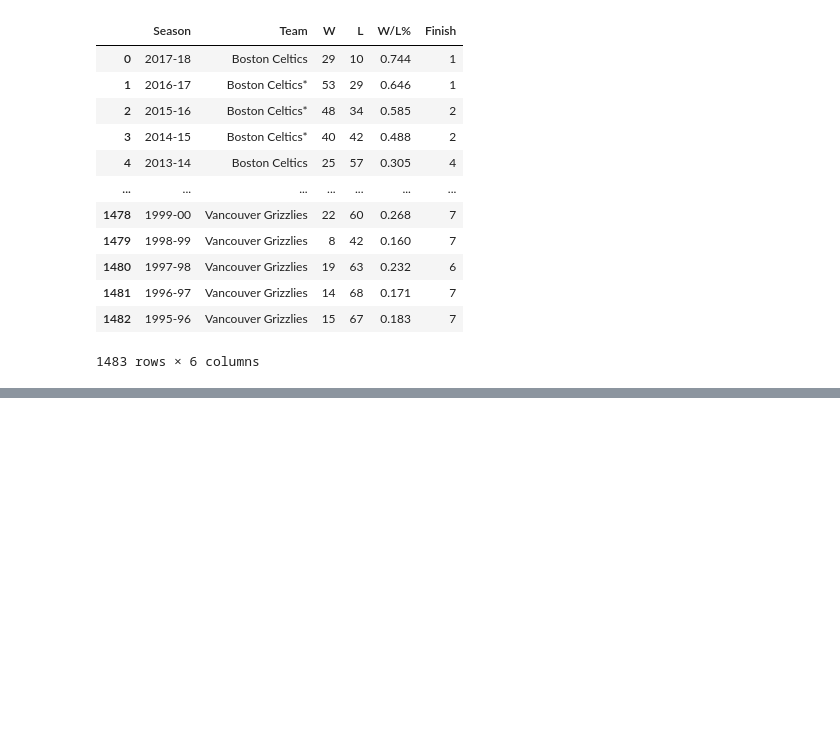
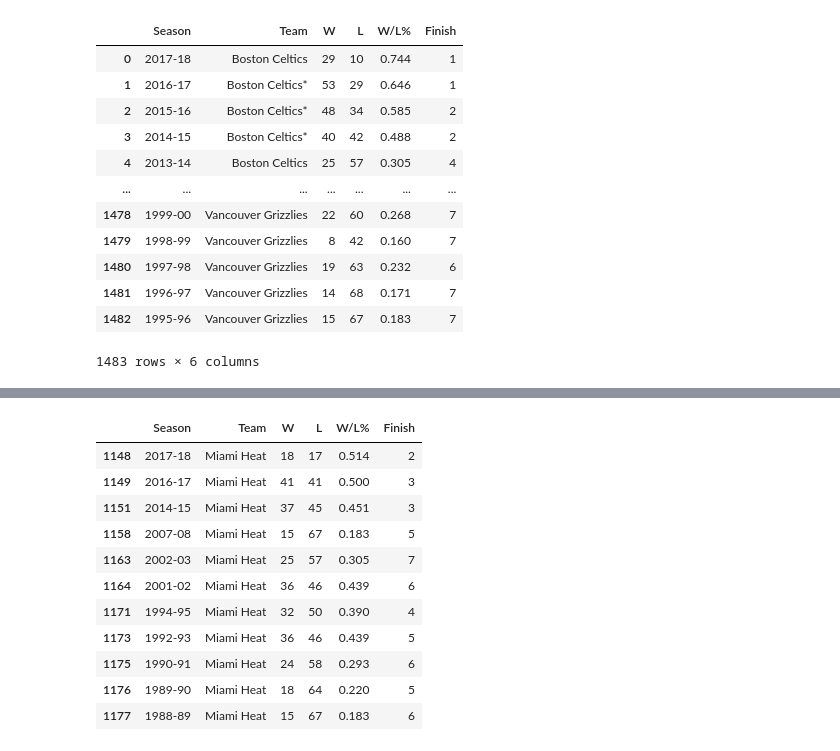
Before and after one commit to paulhji/team_gaap_project1, a Jupyter notebook: NBA Injuries.ipynb, the cells around one changed output, grey strips where cells are left out. Saved outputs shown, nothing was run; the diff lists cells and outputs as text; code cells hidden in the pictures; blank space fills up the shorter version.

```diff
--- a/NBA Injuries.ipynb
+++ b/NBA Injuries.ipynb
@@ -120,0 +174,15 @@ clean_team_records
+# %%
+miami_heat_df=clean_team_records.loc[clean_team_records["Team"] =="Miami Heat",:]
+# %% [output]
+|  | Season | Team | W | L | W/L% | Finish |
+| 1148 | 2017-18 | Miami Heat | 18 | 17 | 0.514 | 2 |
+| 1149 | 2016-17 | Miami Heat | 41 | 41 | 0.500 | 3 |
+| 1151 | 2014-15 | Miami Heat | 37 | 45 | 0.451 | 3 |
+| 1158 | 2007-08 | Miami Heat | 15 | 67 | 0.183 | 5 |
+| 1163 | 2002-03 | Miami Heat | 25 | 57 | 0.305 | 7 |
+| 1164 | 2001-02 | Miami Heat | 36 | 46 | 0.439 | 6 |
+| 1171 | 1994-95 | Miami Heat | 32 | 50 | 0.390 | 4 |
+| 1173 | 1992-93 | Miami Heat | 36 | 46 | 0.439 | 5 |
+| 1175 | 1990-91 | Miami Heat | 24 | 58 | 0.293 | 6 |
+| 1176 | 1989-90 | Miami Heat | 18 | 64 | 0.220 | 5 |
+| 1177 | 1988-89 | Miami Heat | 15 | 67 | 0.183 | 6 |
```
Also changed, not shown: parts of 11 cells of this notebook.
